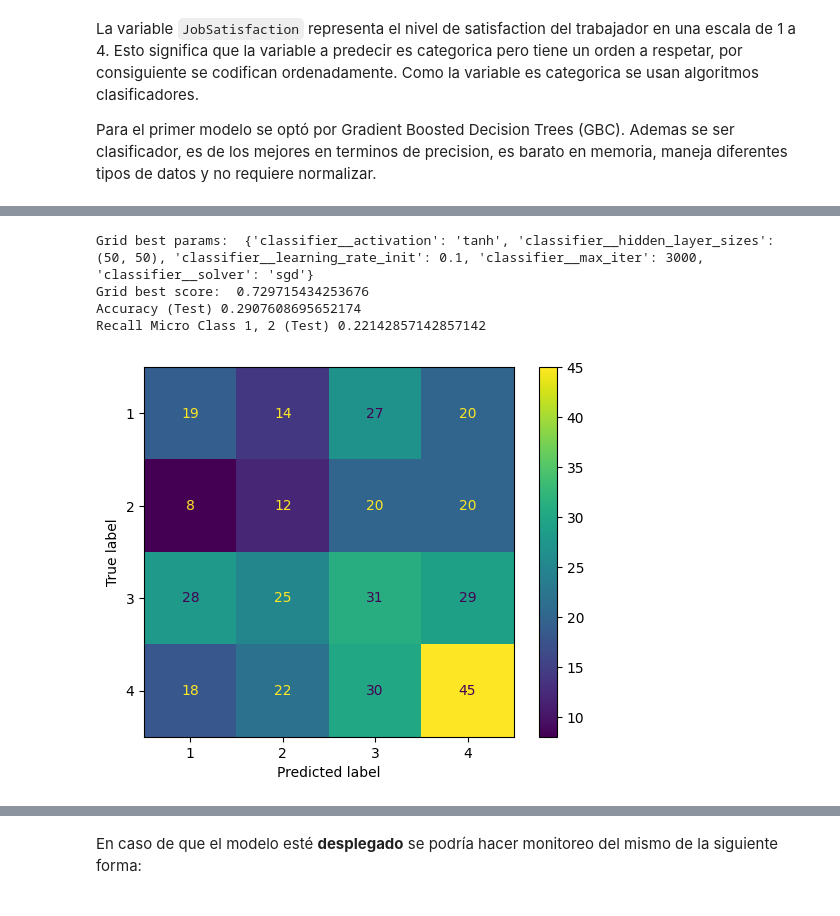
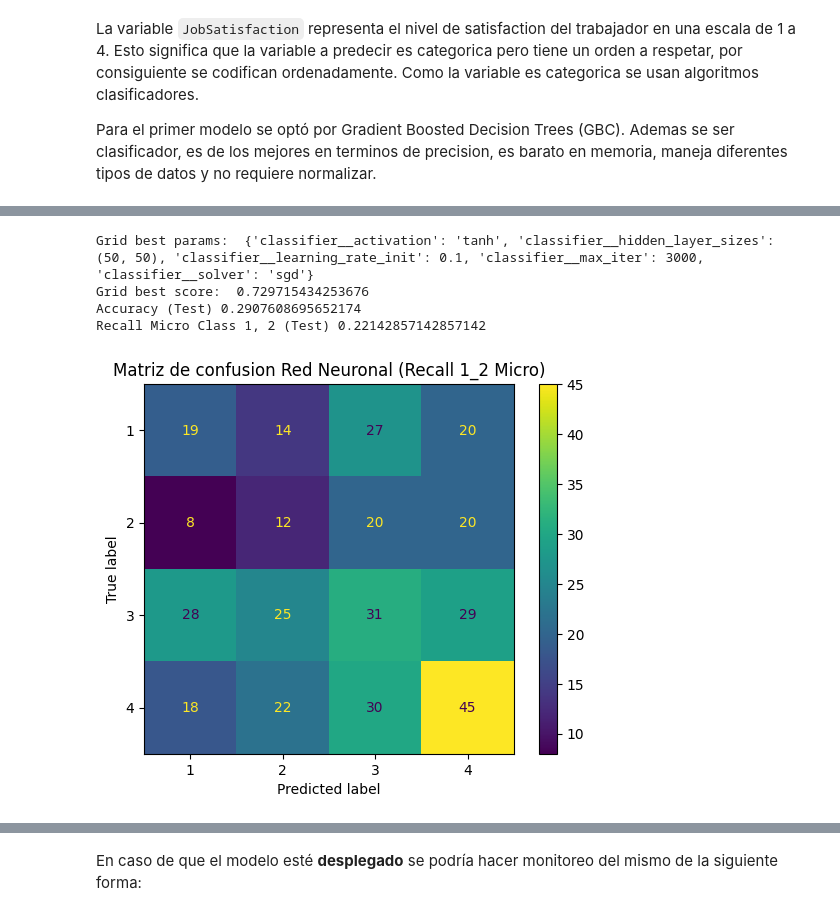
Before and after one commit to victoralcadi/prueba_coink, a Jupyter notebook: PruebaCoink.ipynb, the cells around one changed output, grey strips where cells are left out. Saved outputs shown, nothing was run; the diff lists cells and outputs as text; code cells hidden in the pictures.

```diff
--- a/PruebaCoink.ipynb
+++ b/PruebaCoink.ipynb
@@ -307,9 +307,8 @@ def gradient_boosting_classifier(df):
 
     from sklearn.model_selection import GridSearchCV, train_test_split
     from sklearn.ensemble import GradientBoostingClassifier
-    from sklearn.metrics import make_scorer, recall_score, precision_score
+    from sklearn.metrics import make_scorer, recall_score
     from sklearn.pipeline import Pipeline
-    from imblearn.over_sampling import RandomOverSampler
 
     # Se especifica la variable a predecir y se separa del resto del dataset
     variable_pred = 'JobSatisfaction'
@@ -318,10 +317,6 @@ def gradient_boosting_classifier(df):
 
     # Separacion de los datos para entrenar y para testear
     X_train, X_test, y_train, y_test = train_test_split(X, y, random_state=0)
-
-    # Aplicar sobremuestreo en los datos de entrenamiento
-    ros = RandomOverSampler(random_state=0)
-    X_train_resampled, y_train_resampled = ros.fit_resample(X_train, y_train)
 
     # Metrica a optimizar para la obtencion de hiperparametros
     scorer = make_scorer(recall_score, average='micro', labels=[1, 2])
@@ -334,12 +329,12 @@ def gradient_boosting_classifier(df):
 
     # Creacion de un objeto Grid para optimizacion de hiperparametros
     param_grid = {'classifier__learning_rate' : [0.01, 0.1, 0.5, 1],
-                  'classifier__n_estimators' : [1, 5, 10, 20, 50, 100, 150],
-                  'classifier__max_depth': [3, 4, 7, 10, 15, 20]}
+                  'classifier__n_estimators' : [5, 10, 20, 50],
+                  'classifier__max_depth': [3, 4, 7, 10, 15]}
     grid = GridSearchCV(pipe, param_grid, n_jobs = -1,  error_score="raise", scoring = scorer)
 
     # Entrenamiento del modelo y optimizacion de hiperparametros
-    grid.fit(X_train_resampled, y_train_resampled)
+    grid.fit(X_train, y_train)
 
     # Prediccion del modelo con los datos de testeo
     y_pred = grid.predict(X_test)
@@ -387,7 +384,7 @@ def neural_network(df):
 
     from sklearn.model_selection import GridSearchCV, train_test_split
     from sklearn.neural_network import MLPClassifier
-    from sklearn.metrics import make_scorer, precision_score
+    from sklearn.metrics import make_scorer, recall_score
     from sklearn.pipeline import Pipeline
     from imblearn.over_sampling import RandomOverSampler
 
@@ -399,10 +396,9 @@ def neural_network(df):
     # Separacion de los datos para entrenar y para testear
     X_train, X_test, y_train, y_test = train_test_split(X, y, random_state=0)
 
-    # Aplicar sobremuestreo en los datos de entrenamiento
+    # Resampling del test set
     ros = RandomOverSampler(random_state=0)
-    X_train_resampled, y_train_resampled = ros.fit_resample(X_train, y_train)
-
+    X_train, y_train = ros.fit_resample(X_train, y_train)
 
     # Metrica a optimizar para la obtencion de hiperparametros
     scorer = make_scorer(recall_score, average='micro', labels=[1, 2])
@@ -415,7 +411,7 @@ def neural_network(df):
 
     # Creacion de un objeto Grid para optimizacion de hiperparametros
     param_grid = {
-        'classifier__hidden_layer_sizes': [(50,), (50, 50), (100, 100), (100,)],
+        'classifier__hidden_layer_sizes': [(25,), (50,), (100,), (50, 50)],
         'classifier__activation': ['relu', 'tanh'],
         'classifier__solver': ['adam', 'sgd'],
         'classifier__learning_rate_init': [0.001, 0.01, 0.1, 1, 10],
@@ -424,7 +420,7 @@ def neural_network(df):
     grid = GridSearchCV(pipe, param_grid, n_jobs = -1,  error_score="raise", scoring = scorer)
 
     # Entrenamiento del modelo y optimizacion de hiperparametros
-    grid.fit(X_train_resampled, y_train_resampled)
+    grid.fit(X_train, y_train)
 
     # Prediccion del modelo con los datos de testeo
     y_pred = grid.predict(X_test)
@@ -437,24 +433,25 @@ def neural_network(df):
 # %%
 grid, y_test, y_pred = neural_network(satisfaction_df)
 
 from sklearn.metrics import accuracy_score, confusion_matrix, recall_score, ConfusionMatrixDisplay
 
 # Metricas
 print('Accuracy (Test)', accuracy_score(y_test, y_pred))
 print('Recall Micro Class 1, 2 (Test)', recall_score(y_test, y_pred, average = 'micro', labels=[1, 2]))
 
 # Creacion de la matriz de confusion
 labels = np.unique(y_test)
 cm = confusion_matrix(y_test, y_pred, labels=labels)
 
 # Graficar la matriz de confusión
 disp = ConfusionMatrixDisplay(confusion_matrix=cm, display_labels=labels)
 disp.plot()
+plt.title('Matriz de confusion Red Neuronal (Recall 1_2 Micro)')
 plt.show()
 # %% [output]
 Grid best params:  {'classifier__activation': 'tanh', 'classifier__hidden_layer_sizes': (50, 50), 'classifier__learning_rate_init': 0.1, 'classifier__max_iter': 3000, 'classifier__solver': 'sgd'}
 Grid best score:  0.729715434253676
 Accuracy (Test) 0.2907608695652174
 Recall Micro Class 1, 2 (Test) 0.22142857142857142
-[figure, old version]
+[figure, new version]
 # %% [markdown]
```
Also changed, not shown: parts of 14 cells of this notebook.
